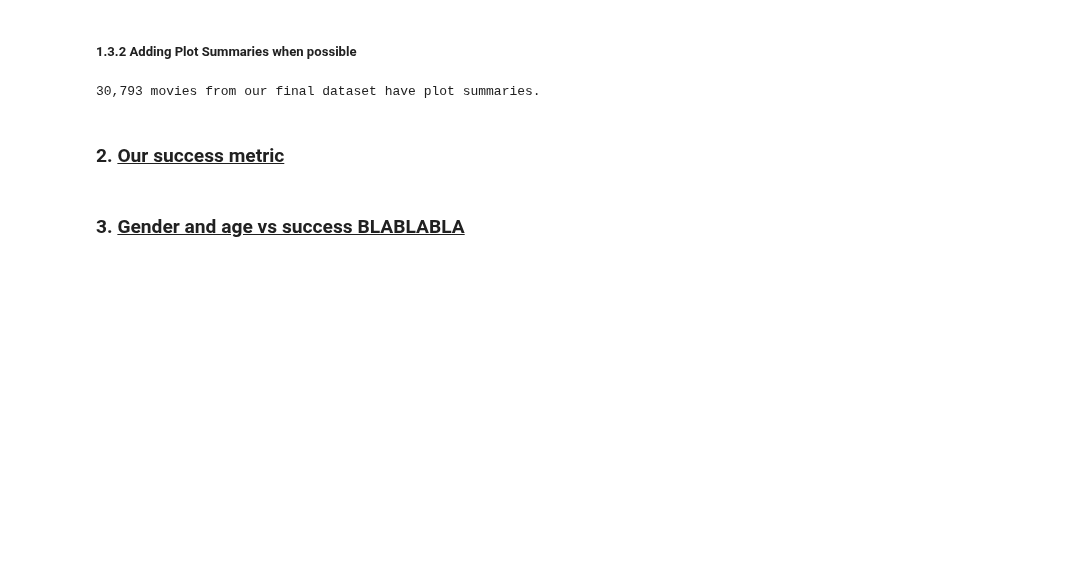
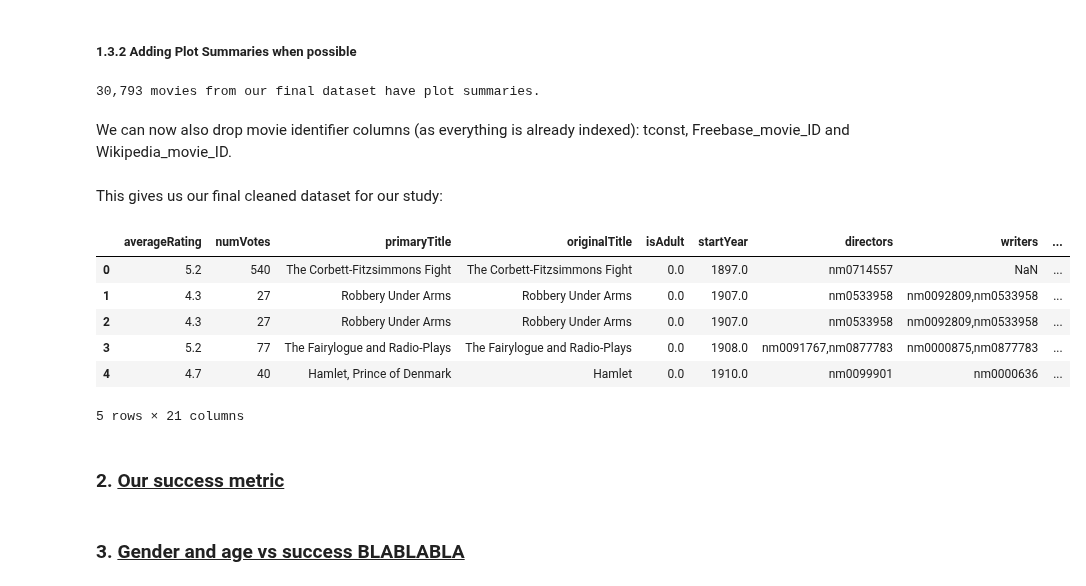
Before and after one commit to epfl-ada/ada-2024-project-kungfupandas24, a Jupyter notebook: results.ipynb, the cells around one changed output. Drawn from its saved outputs; the diff is of its cells as text; code cells hidden in the pictures; blank space fills up the shorter version.

```diff
--- a/results.ipynb
+++ b/results.ipynb
@@ -205,3 +273,5 @@ The resulting dataframe has 46,685 rows.
+# %%
+movie_df.drop(columns="Movie_name", inplace=True)
 # %% [markdown]
 ##### 1.3.2 Adding Plot Summaries when possible
 # %%
@@ -212,6 +282,22 @@ n_movie_plots = (1 - (movie_df["Plot Summaries"].isnull().sum() / len(movie_df))
 print(f"{int(n_movie_plots):,} movies from our final dataset have plot summaries.")
 # %% [output]
 30,793 movies from our final dataset have plot summaries.
+# %% [markdown]
+We can now also drop movie identifier columns (as everything is already indexed): tconst, Freebase_movie_ID and Wikipedia_movie_ID.
+# %%
+movie_df.drop(columns=["Wikipedia_movie_ID", "tconst", "Freebase_movie_ID"], inplace=True)
+# %% [markdown]
+This gives us our final cleaned dataset for our study:
+# %%
+movie_df.head()
+# %% [output]
+|  | averageRating | numVotes | primaryTitle | originalTitle | isAdult | startYear | directors | writers | ... |
+| 0 | 5.2 | 540 | The Corbett-Fitzsimmons Fight | The Corbett-Fitzsimmons Fight | 0.0 | 1897.0 | nm0714557 | NaN | ... |
+| 1 | 4.3 | 27 | Robbery Under Arms | Robbery Under Arms | 0.0 | 1907.0 | nm0533958 | nm0092809,nm0533958 | ... |
+| 2 | 4.3 | 27 | Robbery Under Arms | Robbery Under Arms | 0.0 | 1907.0 | nm0533958 | nm0092809,nm0533958 | ... |
+| 3 | 5.2 | 77 | The Fairylogue and Radio-Plays | The Fairylogue and Radio-Plays | 0.0 | 1908.0 | nm0091767,nm0877783 | nm0000875,nm0877783 | ... |
+| 4 | 4.7 | 40 | Hamlet, Prince of Denmark | Hamlet | 0.0 | 1910.0 | nm0099901 | nm0000636 | ... |
+5 rows × 21 columns
 # %% [markdown]
 ### 2. <u>Our success metric</u>
 # %% [markdown]
```
Also changed, not shown: parts of 13 cells of this notebook, 4 other files.
